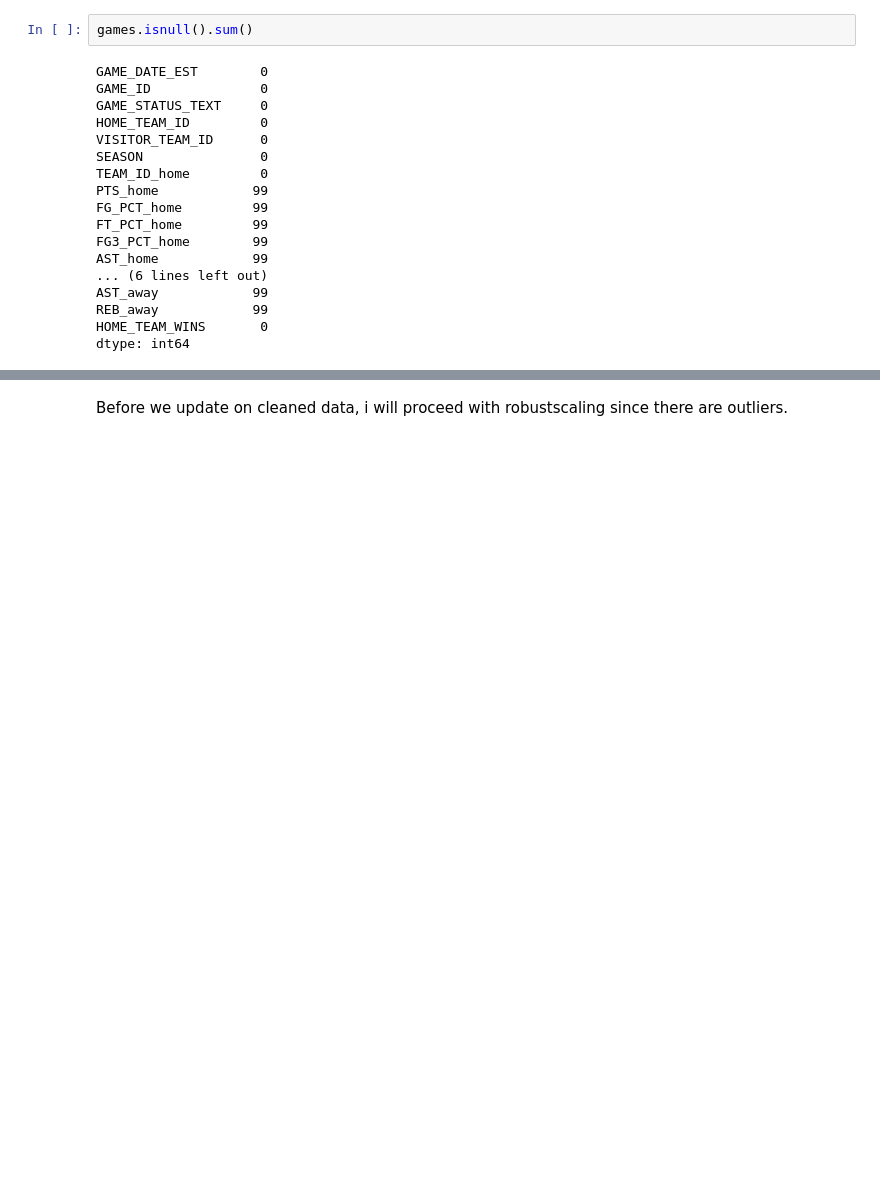
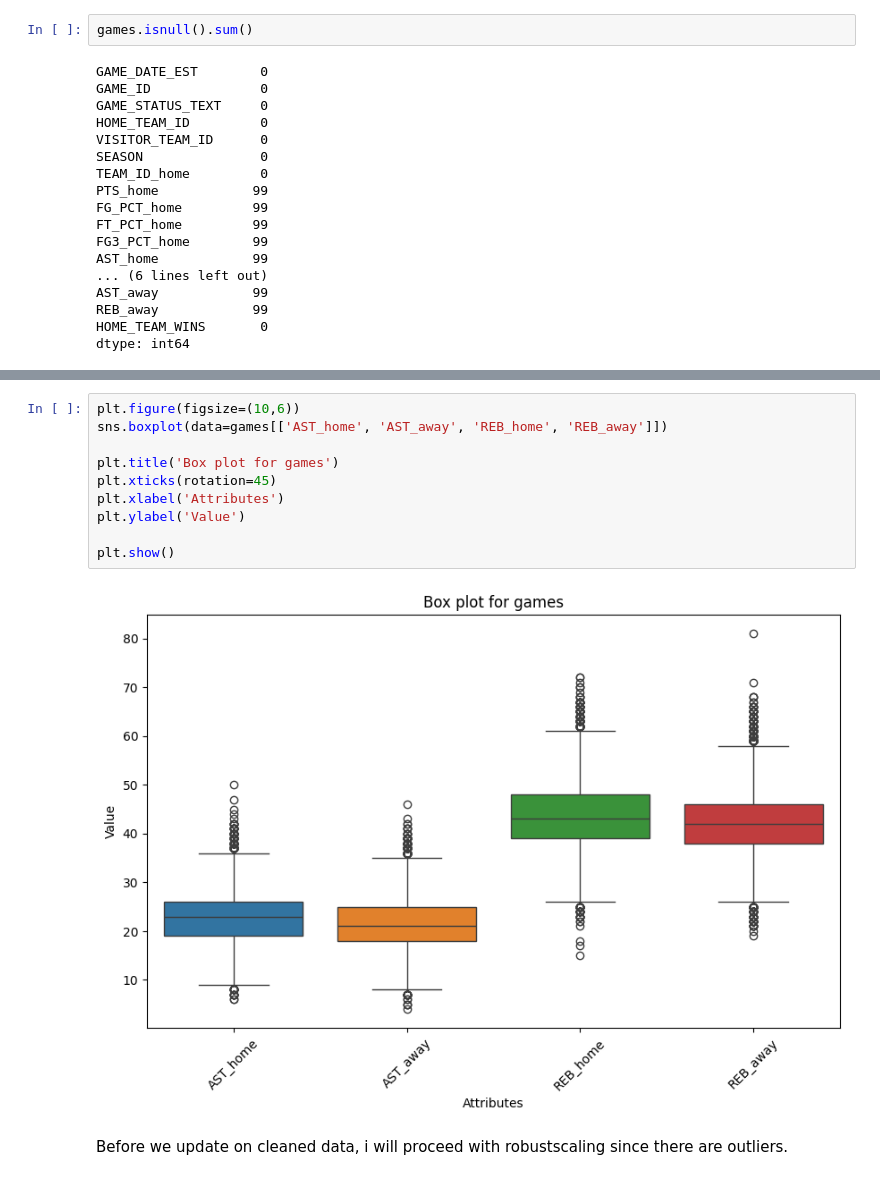
Before and after one commit to Hiroaki-K4/nba_prediction, a Jupyter notebook: main.ipynb, the cells around one changed output, grey strips where cells are left out. Saved outputs shown, nothing was run; the diff lists cells and outputs as text; blank space fills up the shorter version.

```diff
--- a/main.ipynb
+++ b/main.ipynb
@@ -126,3 +167,15 @@ plt.show()
+# %%
+plt.figure(figsize=(10,6))
+sns.boxplot(data=games[['AST_home', 'AST_away', 'REB_home', 'REB_away']])
+
+plt.title('Box plot for games')
+plt.xticks(rotation=45)
+plt.xlabel('Attributes')
+plt.ylabel('Value')
+
+plt.show()
+# %% [output]
+[figure, added]
 # %% [markdown]
 Before we update on cleaned data, i will proceed with robustscaling since there are outliers.
 # %%
```
Also changed, not shown: parts of 8 cells of this notebook.
